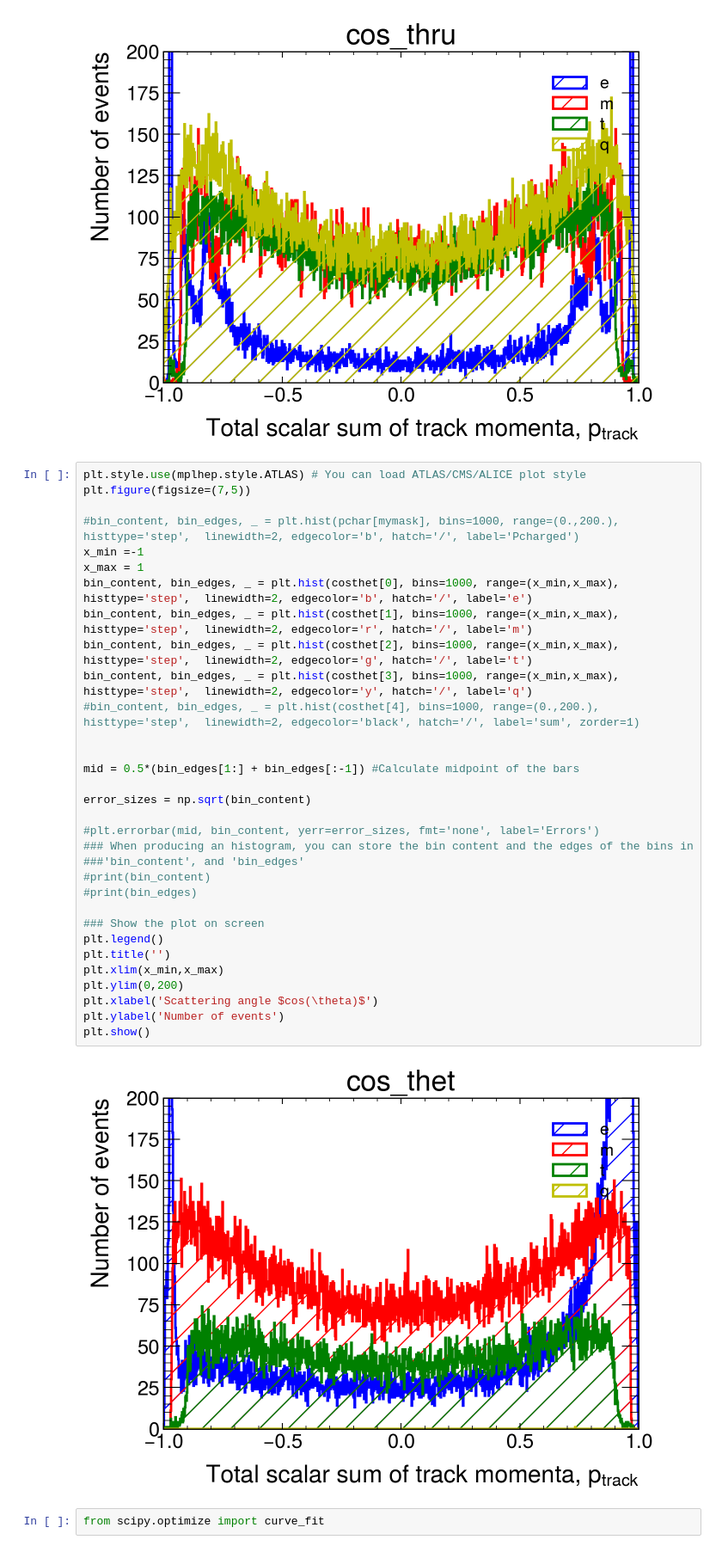
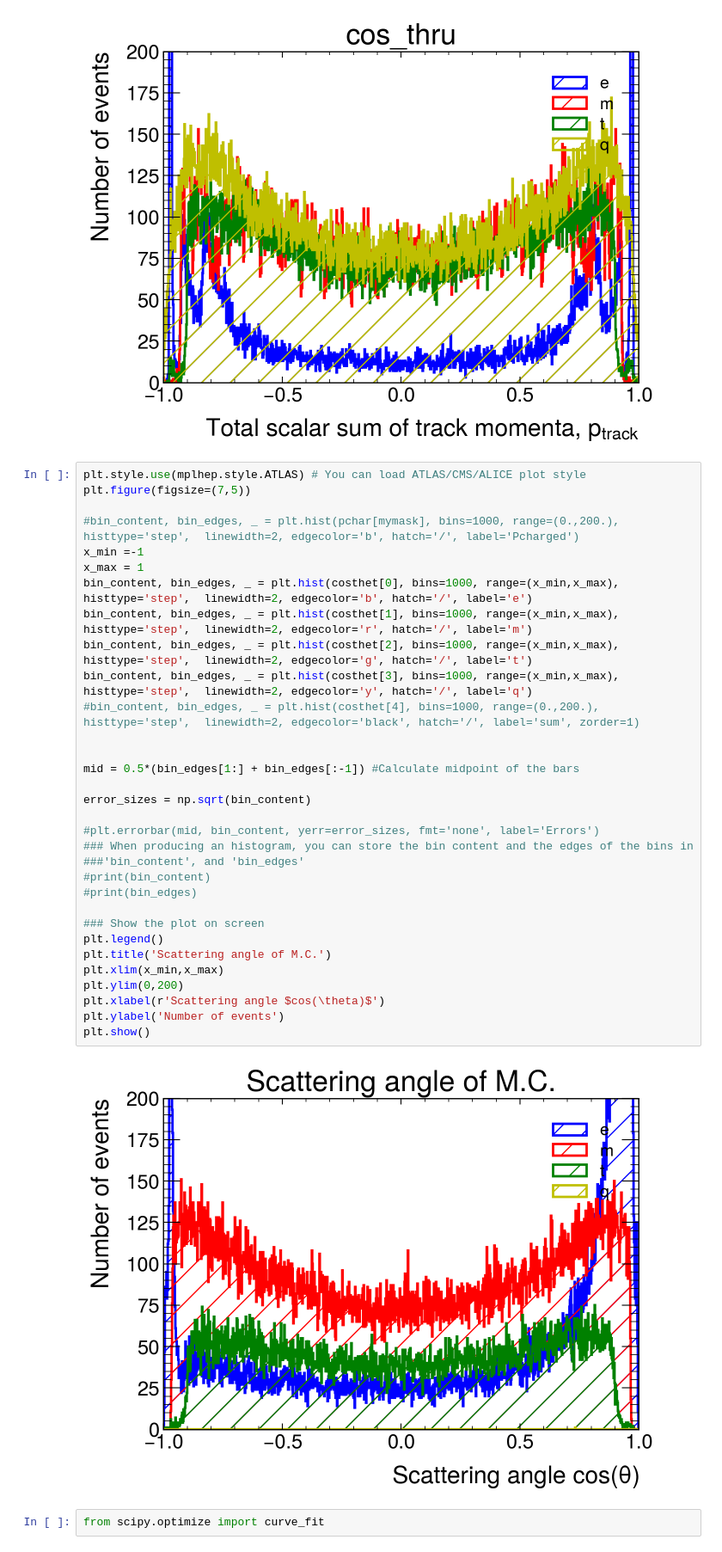
Before and after one commit to lukasg96/z0-precisionmeasurement, a Jupyter notebook: z0_experiment.ipynb, the cells around one changed output. Shown at 86% size. Drawn from its saved outputs; the diff is of its cells as text.

```diff
--- a/z0_experiment.ipynb
+++ b/z0_experiment.ipynb
@@ -406,36 +406,36 @@ plt.show()
 plt.style.use(mplhep.style.ATLAS) # You can load ATLAS/CMS/ALICE plot style
 plt.figure(figsize=(7,5))
 
 #bin_content, bin_edges, _ = plt.hist(pchar[mymask], bins=1000, range=(0.,200.), histtype='step',  linewidth=2, edgecolor='b', hatch='/', label='Pcharged')
 x_min =-1
 x_max = 1
 bin_content, bin_edges, _ = plt.hist(costhet[0], bins=1000, range=(x_min,x_max), histtype='step',  linewidth=2, edgecolor='b', hatch='/', label='e')
 bin_content, bin_edges, _ = plt.hist(costhet[1], bins=1000, range=(x_min,x_max), histtype='step',  linewidth=2, edgecolor='r', hatch='/', label='m')
 bin_content, bin_edges, _ = plt.hist(costhet[2], bins=1000, range=(x_min,x_max), histtype='step',  linewidth=2, edgecolor='g', hatch='/', label='t')
 bin_content, bin_edges, _ = plt.hist(costhet[3], bins=1000, range=(x_min,x_max), histtype='step',  linewidth=2, edgecolor='y', hatch='/', label='q')
 #bin_content, bin_edges, _ = plt.hist(costhet[4], bins=1000, range=(0.,200.), histtype='step',  linewidth=2, edgecolor='black', hatch='/', label='sum', zorder=1)
 
 
 mid = 0.5*(bin_edges[1:] + bin_edges[:-1]) #Calculate midpoint of the bars
 
 error_sizes = np.sqrt(bin_content)
 
 #plt.errorbar(mid, bin_content, yerr=error_sizes, fmt='none', label='Errors')
 ### When producing an histogram, you can store the bin content and the edges of the bins in
 ###'bin_content', and 'bin_edges'
 #print(bin_content)
 #print(bin_edges)
 
 ### Show the plot on screen
 plt.legend()
-plt.title('')
+plt.title('Scattering angle of M.C.')
 plt.xlim(x_min,x_max)
 plt.ylim(0,200)
-plt.xlabel('Scattering angle $cos(\theta)$')
+plt.xlabel(r'Scattering angle $cos(\theta)$')
 plt.ylabel('Number of events')
 plt.show()
 # %% [output]
-[figure, old version]
+[figure, new version]
 # %%
 from scipy.optimize import curve_fit
 # %%
```
Also changed, not shown: parts of 1 cell of this notebook.
